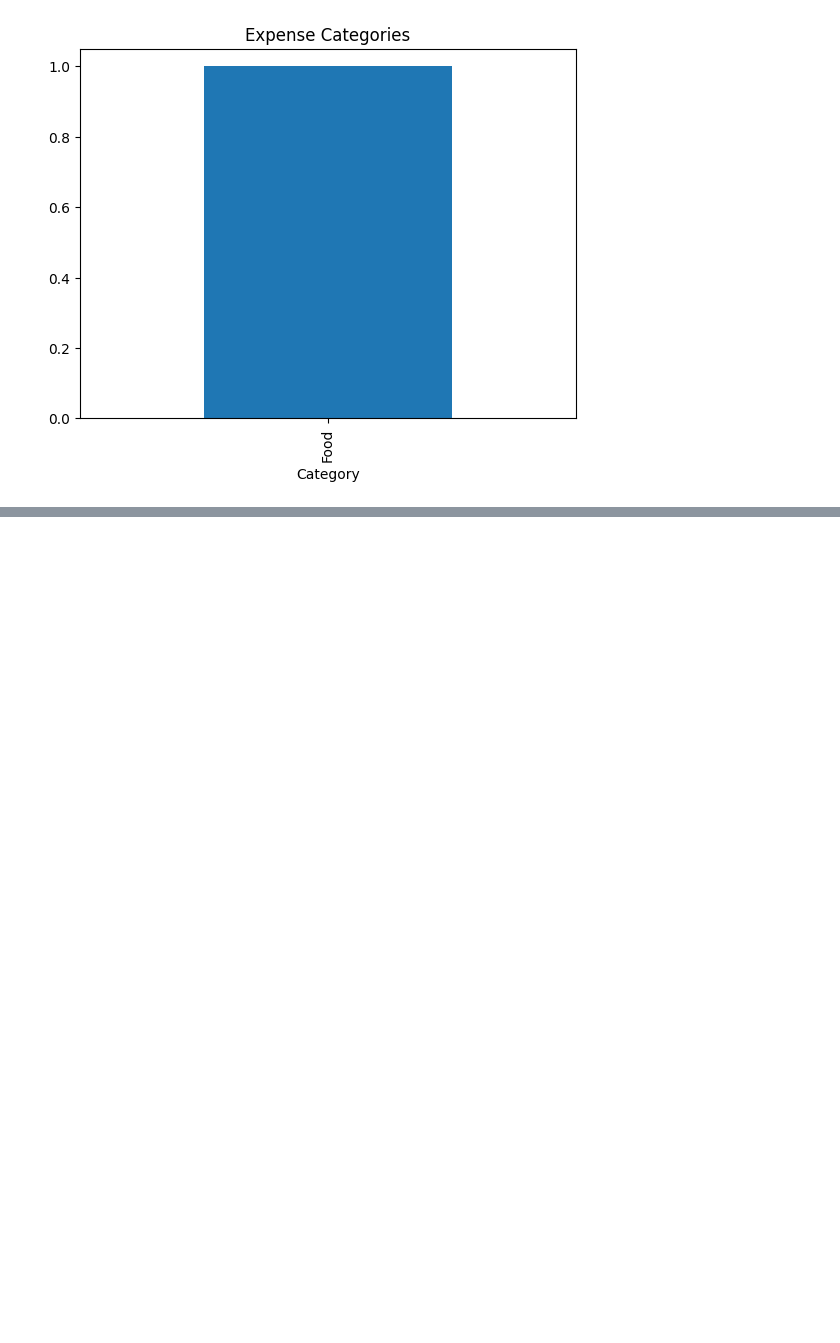
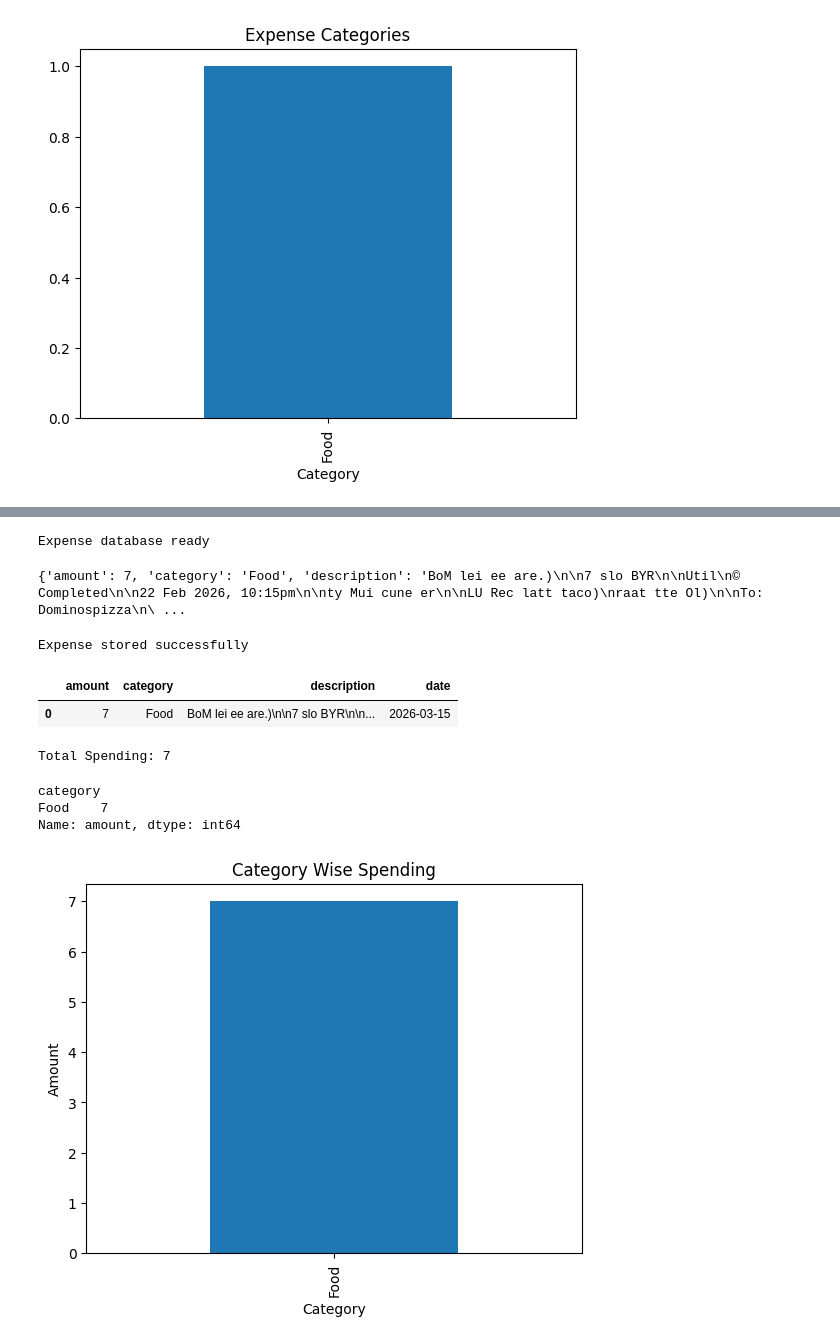
Before and after one commit to Sumit-koik/Financial-Advisor-Expense-Manager-AI-Agent-Development-Project-Dual-Track-Version, a Jupyter notebook: Untitled9.ipynb, the cells around one changed output, grey strips where cells are left out. Cells and saved outputs as stored; diff of their text form; code cells hidden in the pictures; blank space fills up the shorter version.

```diff
--- a/Untitled9.ipynb
+++ b/Untitled9.ipynb
@@ -144,0 +171,15 @@ plt.show()
+# %%
+FILE_NAME = "expenses.json"
+
+if not os.path.exists(FILE_NAME):
+    with open(FILE_NAME, "w") as f:
+        json.dump([], f)
+
+print("Expense database ready")
+# %% [output]
+Expense database ready
+# %%
+def load_expenses():
+
+    with open(FILE_NAME, "r") as f:
+        return json.load(f)
@@ -144,0 +202,58 @@ plt.show()
+# %%
+amount = extract_amount(text)
+
+expense_record = {
+    "amount": amount,
+    "category": category,
+    "description": text,
+    "date": datetime.now().strftime("%Y-%m-%d")
+}
+
+print(expense_record)
+# %% [output]
+{'amount': 7, 'category': 'Food', 'description': 'BoM lei ee are.)\n\n7 slo BYR\n\nUtil\n© Completed\n\n22 Feb 2026, 10:15pm\n\nty Mui cune er\n\nLU Rec latt taco)\nraat tte Ol)\n\nTo: Dominospizza\n\ ...
+# %%
+expenses = load_expenses()
+
+expenses.append(expense_record)
+
+save_expenses(expenses)
+
+print("Expense stored successfully")
+# %% [output]
+Expense stored successfully
+# %%
+data = load_expenses()
+
+df = pd.DataFrame(data)
+
+df
+# %% [output]
+|  | amount | category | description | date |
+| 0 | 7 | Food | BoM lei ee are.)\n\n7 slo BYR\n\n... | 2026-03-15 |
+# %%
+total_spending = df["amount"].sum()
+
+print("Total Spending:", total_spending)
+# %% [output]
+Total Spending: 7
+# %%
+category_summary = df.groupby("category")["amount"].sum()
+
+print(category_summary)
+# %% [output]
+category
+Food    7
+Name: amount, dtype: int64
+# %%
+category_summary.plot(kind="bar")
+
+plt.title("Category Wise Spending")
+
+plt.xlabel("Category")
+
+plt.ylabel("Amount")
+
+plt.show()
+# %% [output]
+[figure, added]
```
Also changed, not shown: parts of 8 cells of this notebook.
